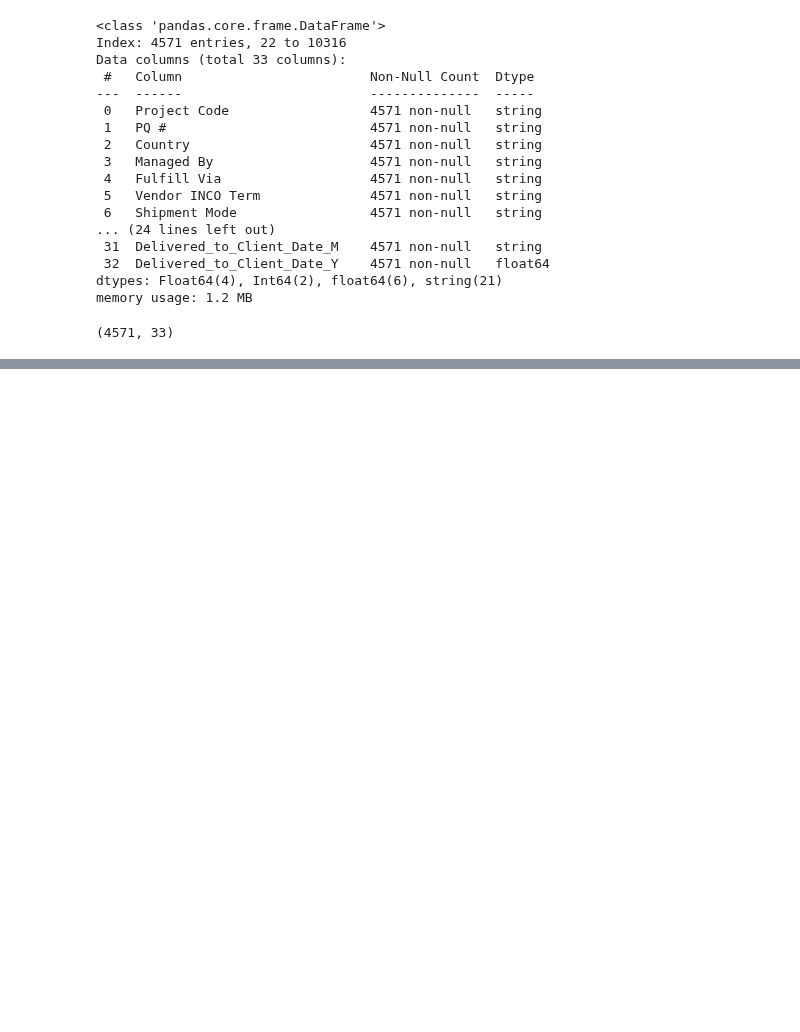
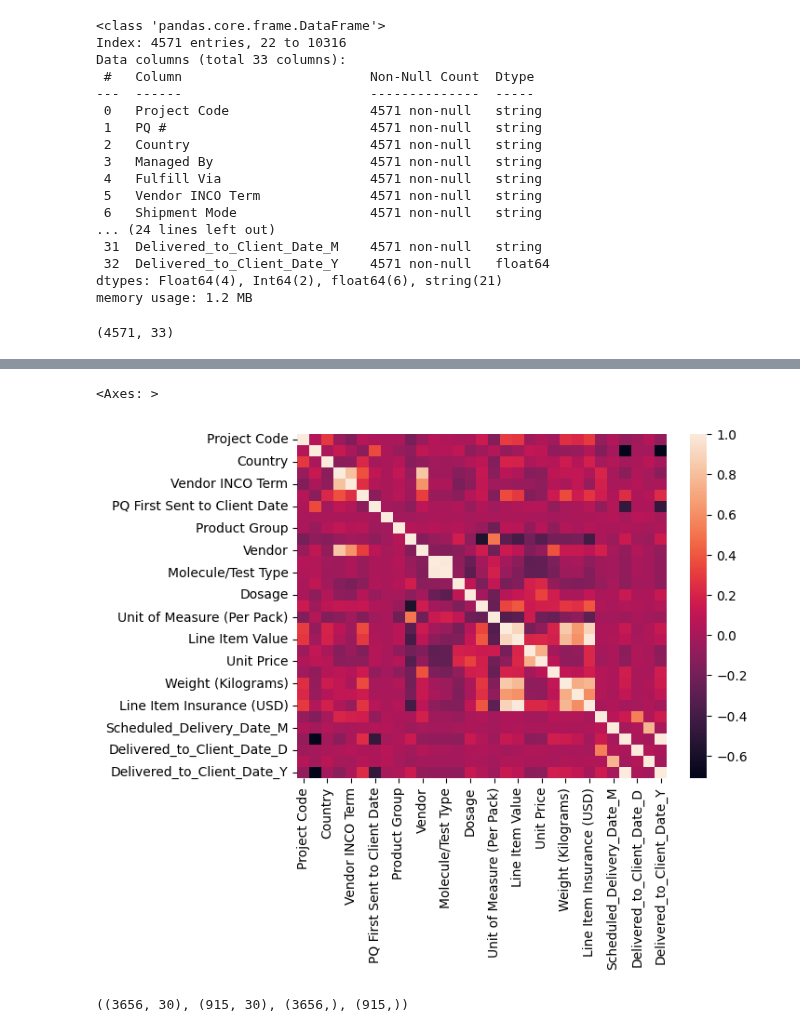
Before and after one commit to krishanwalia30/Consignment-Pricing-Prediction, a Jupyter notebook: research/trials.ipynb, the cells around one changed output, grey strips where cells are left out. Cells and saved outputs as stored; diff of their text form; code cells hidden in the pictures; blank space fills up the shorter version.

```diff
--- a/research/trials.ipynb
+++ b/research/trials.ipynb
@@ -720,3 +720,9 @@ memory usage: 1.2 MB
 df.shape
 # %% [output]
 (4571, 33)
+# %%
+from sklearn.preprocessing import LabelEncoder
+
+label_encoder = LabelEncoder()
+# %%
+df =df.apply(label_encoder.fit_transform)
@@ -722,0 +786,5 @@ df.shape
+# %%
+df.drop(['First Line Designation', 'Managed By'], axis=1, inplace=True)
+# %%
+corr = df.corr()
+corr[:10]
@@ -722,0 +806,5 @@ df.shape
+# %%
+sns.heatmap(corr, annot=False)
+# %% [output]
+<Axes: >
+[figure, added]
@@ -722,0 +818,4 @@ df.shape
+# %%
+x_train.shape, x_test.shape, y_train.shape, y_test.shape
+# %% [output]
+((3656, 30), (915, 30), (3656,), (915,))
```
Also changed, not shown: parts of 8 cells of this notebook.
